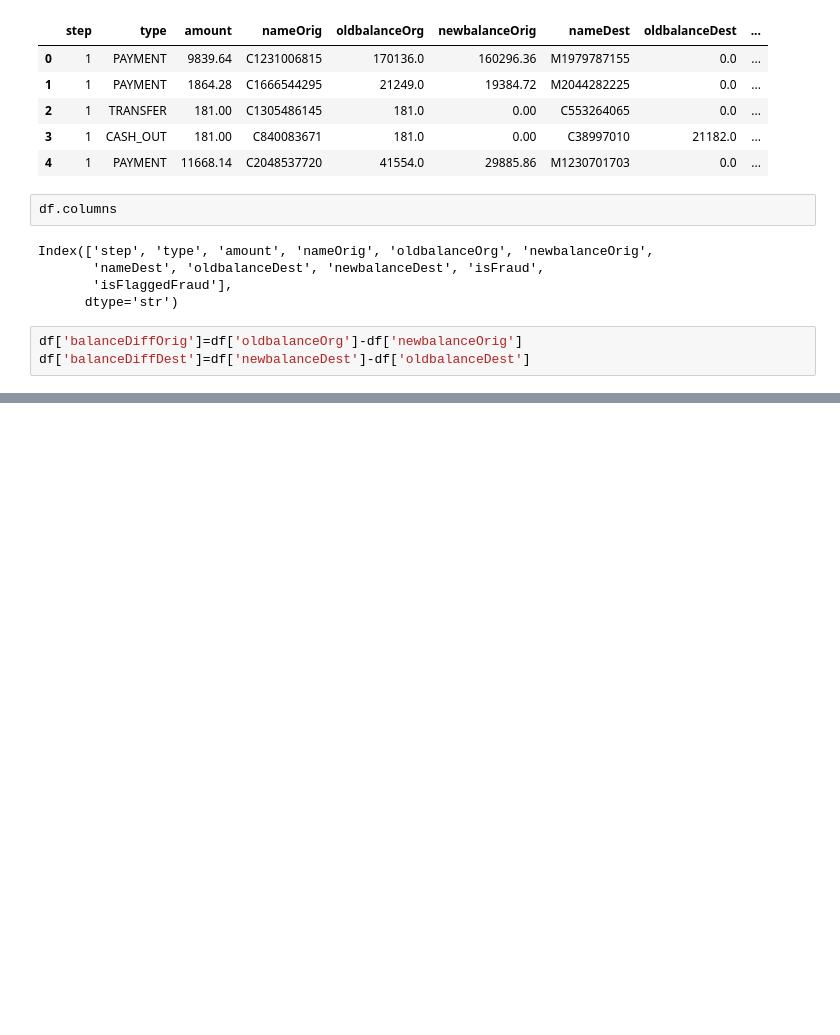
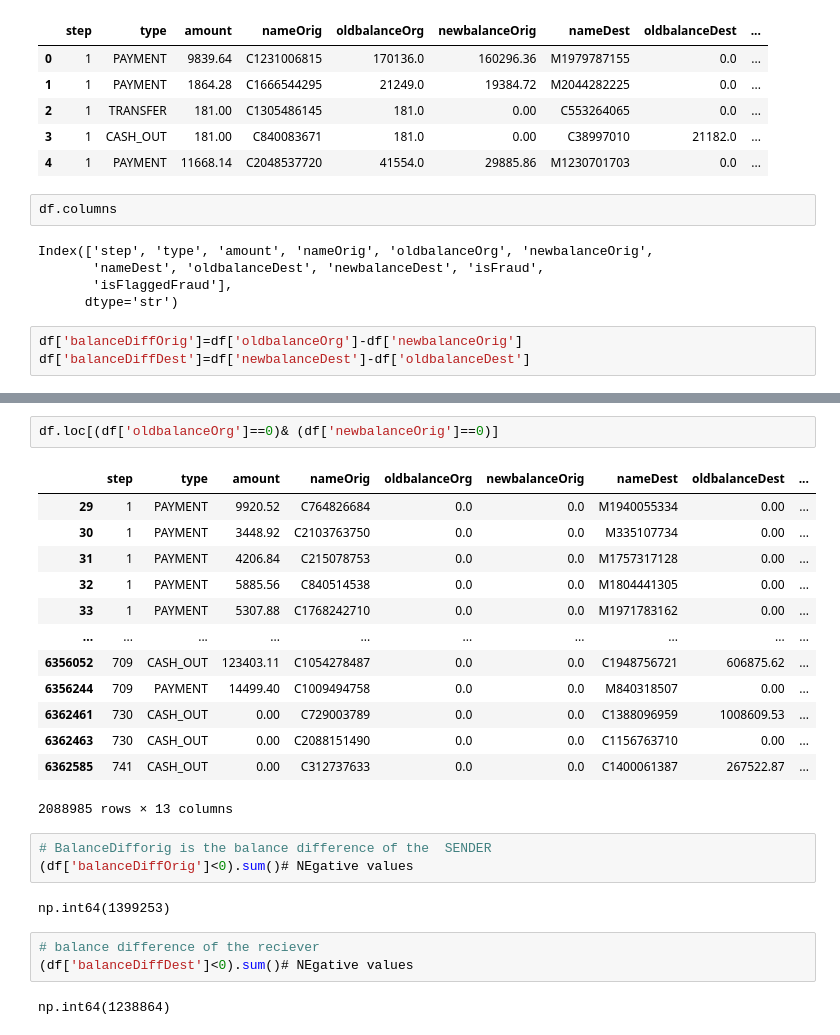
Before and after one commit to prashumgurung/Fraud-Detection-System, a Jupyter notebook: analysis_model.ipynb, the cells around one changed output, grey strips where cells are left out. Saved outputs shown, nothing was run; the diff lists cells and outputs as text; blank space fills up the shorter version.

```diff
--- a/analysis_model.ipynb
+++ b/analysis_model.ipynb
@@ -284,0 +294,26 @@ df['balanceDiffDest']=df['newbalanceDest']-df['oldbalanceDest']
+# %%
+df.loc[(df['oldbalanceOrg']==0)& (df['newbalanceOrig']==0)]
+# %% [output]
+|  | step | type | amount | nameOrig | oldbalanceOrg | newbalanceOrig | nameDest | oldbalanceDest | ... |
+| 29 | 1 | PAYMENT | 9920.52 | C764826684 | 0.0 | 0.0 | M1940055334 | 0.00 | ... |
+| 30 | 1 | PAYMENT | 3448.92 | C2103763750 | 0.0 | 0.0 | M335107734 | 0.00 | ... |
+| 31 | 1 | PAYMENT | 4206.84 | C215078753 | 0.0 | 0.0 | M1757317128 | 0.00 | ... |
+| 32 | 1 | PAYMENT | 5885.56 | C840514538 | 0.0 | 0.0 | M1804441305 | 0.00 | ... |
+| 33 | 1 | PAYMENT | 5307.88 | C1768242710 | 0.0 | 0.0 | M1971783162 | 0.00 | ... |
+| ... | ... | ... | ... | ... | ... | ... | ... | ... | ... |
+| 6356052 | 709 | CASH_OUT | 123403.11 | C1054278487 | 0.0 | 0.0 | C1948756721 | 606875.62 | ... |
+| 6356244 | 709 | PAYMENT | 14499.40 | C1009494758 | 0.0 | 0.0 | M840318507 | 0.00 | ... |
+| 6362461 | 730 | CASH_OUT | 0.00 | C729003789 | 0.0 | 0.0 | C1388096959 | 1008609.53 | ... |
+| 6362463 | 730 | CASH_OUT | 0.00 | C2088151490 | 0.0 | 0.0 | C1156763710 | 0.00 | ... |
+| 6362585 | 741 | CASH_OUT | 0.00 | C312737633 | 0.0 | 0.0 | C1400061387 | 267522.87 | ... |
+2088985 rows × 13 columns
+# %%
+# BalanceDifforig is the balance difference of the  SENDER
+(df['balanceDiffOrig']<0).sum()# NEgative values
+# %% [output]
+np.int64(1399253)
+# %%
+# balance difference of the reciever
+(df['balanceDiffDest']<0).sum()# NEgative values
+# %% [output]
+np.int64(1238864)
```
Also changed, not shown: parts of 23 cells of this notebook.
